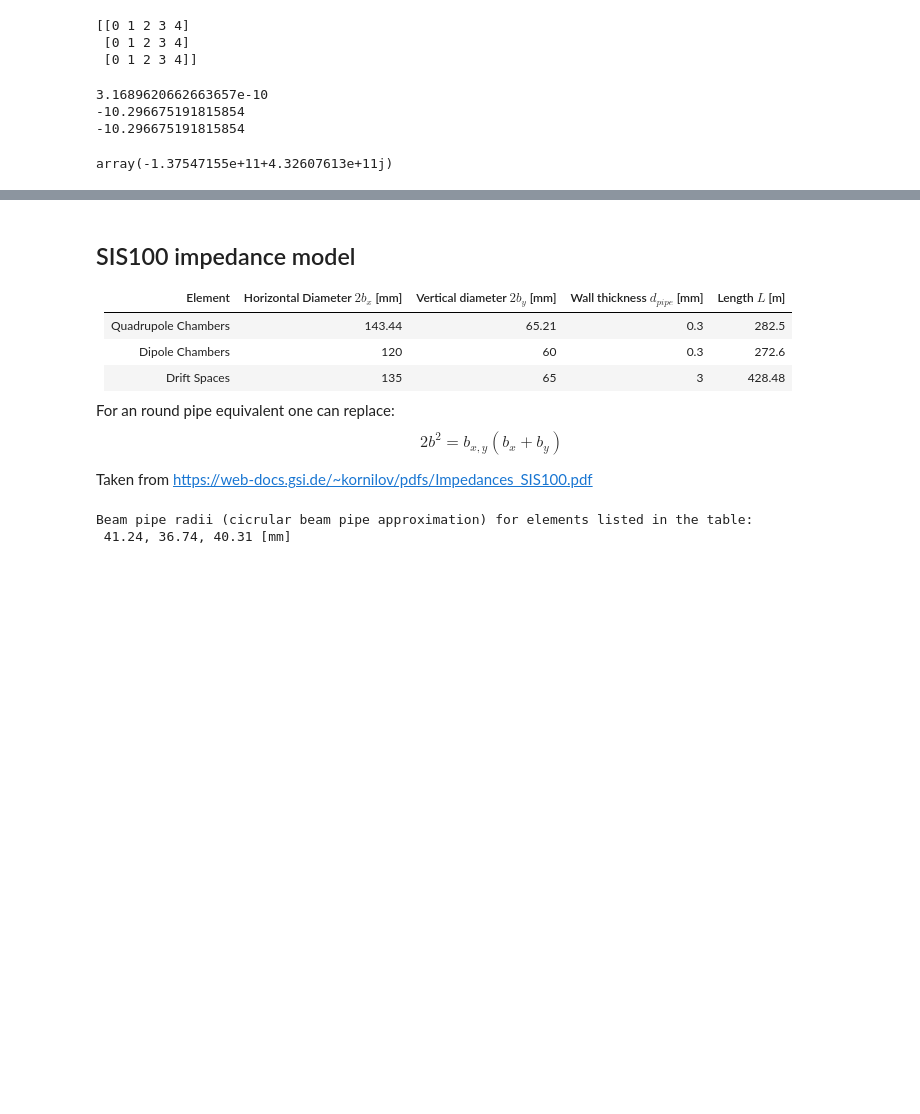
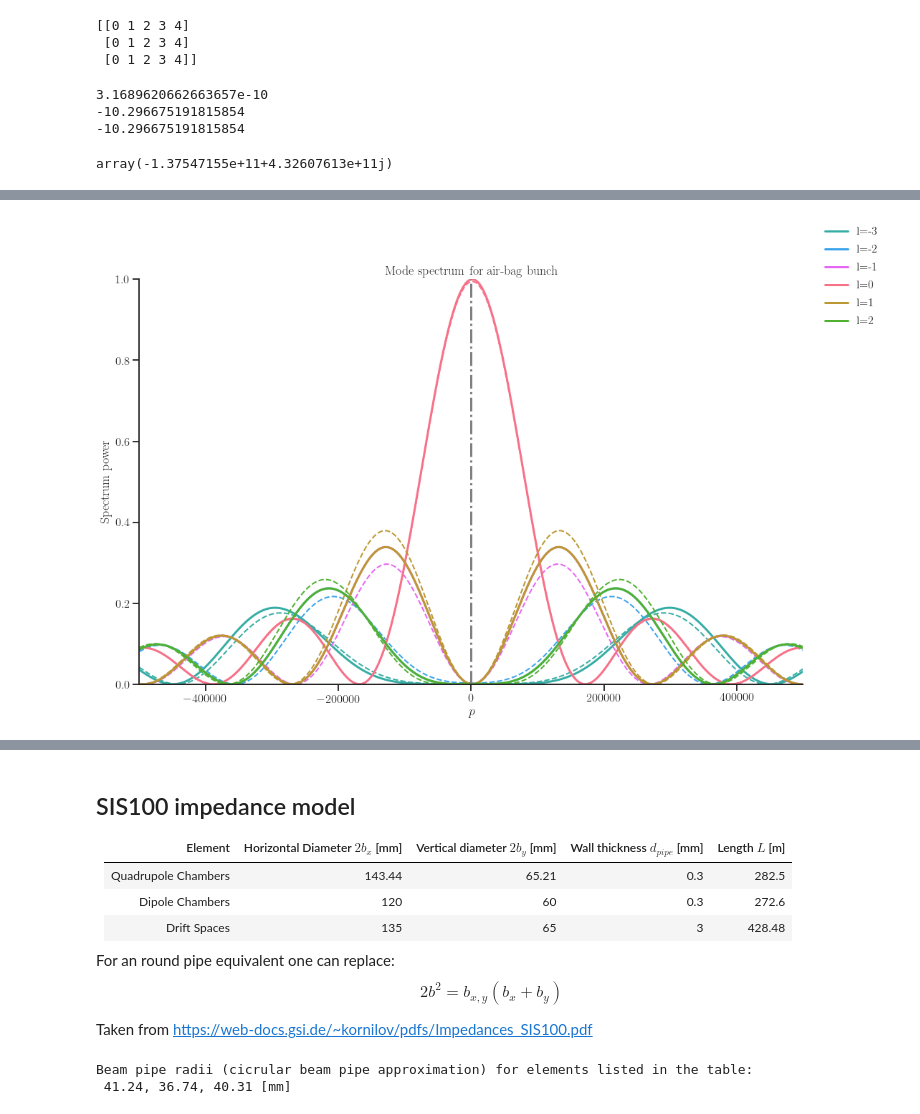
Before and after one commit to gubaidulinvadim/Dispersion-relations, a Jupyter notebook: Notebooks/Beam-mode spectra.ipynb, the cells around one changed output, grey strips where cells are left out. Saved outputs shown, nothing was run; the diff lists cells and outputs as text; code cells hidden in the pictures; blank space fills up the shorter version.

```diff
--- a/Notebooks/Beam-mode spectra.ipynb
+++ b/Notebooks/Beam-mode spectra.ipynb
@@ -253,0 +263,66 @@ IndexError: list index out of range
+# %%
+%%time
+sbs.set(rc={'figure.figsize': (2*8.3, 2*5.2),
+            'text.usetex': True,
+            'font.family': 'serif',
+            'font.size': 20,
+            'axes.linewidth': 2,
+            'lines.linewidth': 3,
+            'legend.fontsize': 16,
+            'legend.numpoints': 1, },
+               style='ticks',
+        context='talk')
+p = np.linspace(-1000000, 1000000, 200001)
+Q_s = 1.74e-3
+fig, ax = plt.subplots(1, 1)
+palette = sbs.color_palette('husl')
+# ax.scatter(fftfreq, Zx_real/np.max(Zx_real), c='black', marker='.')
+# ax.scatter(fftfreq, Zx_imag/np.max(Zx_imag), c='grey', marker='.')
+beta_z = 815
+xi_1 = .1
+J_z = 0.06**2/(2*beta_z)
+omega_0 = 2*pi*c/(26658.883)
+Q_x = 60.31
+# omega = omega_0*(p+Q_x+l*Q_s)
+# omega_xi = omega_0*Q_x*xi_1/(0.00325)
+# z_1 = np.sqrt(2*beta_z*J_z)*(omega_xi/c-omega/c)
+# for i, m in enumerate(np.linspace(-3, 0, 4, dtype=np.int64)):
+# m = -1
+H_summed = 0
+J_summed = 0
+plot_lines = []
+for m in range(-3, 3):
+    omega = omega_0*(p+Q_x+m*Q_s)
+    omega_xi = omega_0*Q_x*xi_1/(0.00325)
+    z_1 = np.sqrt(2*beta_z*J_z)*(omega_xi/c-omega/c)
+#     H_summed += np.abs(H(z_1, z_2, l=m))**2
+#     J_summed += np.abs(jv(m, z_1))**2
+    l1 = ax.plot(p, np.abs(jv(m, z_1))**2, color=palette[m],
+                 label='l={0:}'.format(m), linestyle='solid',
+                 linewidth=3)
+#     z_2 = 10*ive(1, 1)
+#     l2 = ax.plot(p, np.abs(H(z_1, z_2, l=m))**2, c=palette[m], linewidth=4, linestyle='dotted')
+    z_2 = .5*ive(1, 1)
+    l3 = ax.plot(p, np.abs(H(z_1, z_2, l=m))**2, c=palette[m], linewidth=2, linestyle='dashed')
+#     z_2 = *ive(1, 1)
+#     l4 = ax.plot(p, np.abs(H(z_1, z_2, l=m))**2, c=palette[m], linewidth=4)
+    plot_lines.append([l1, l3])
+ax.set_ylim(-0, 1)
+ax.axvline(0, color='grey', linestyle='dashdot')
+ax.axhline(0, color='grey', linestyle='dashdot')
+ax.set_xlim(-500000, 500000)
+
+ax.set_xlabel('$p$')
+ax.set_ylabel('Spectrum power')
+ax.title.set_text('Mode spectrum for air-bag bunch')
+# legend1 = plt.legend(handles=[l[0] for l in plot_lines], frameon=False, loc='upper right')
+# legend2 = plt.legend(handles=plot_lines[0], ['$\Delta Q/Q_{s0}=0',
+#                                         '$\Delta Q/Q_{s0}=0.5',
+#                                         '$\Delta Q/Q_{s0}=5',
+#                                         '$\Delta Q/Q_{s0}=10'], frameon=False, loc='lower right')
+plt.figlegend(frameon=False)
+# ax.add_artist(legend1)
+# ax.add_artist(legend2)
+ax.spines['top'].set_visible(False)
+ax.spines['right'].set_visible(False)
+# %% [output]
@@ -253,0 +331 @@ IndexError: list index out of range
+[figure, added]
```
Also changed, not shown: parts of 15 cells of this notebook, 4 other files.
